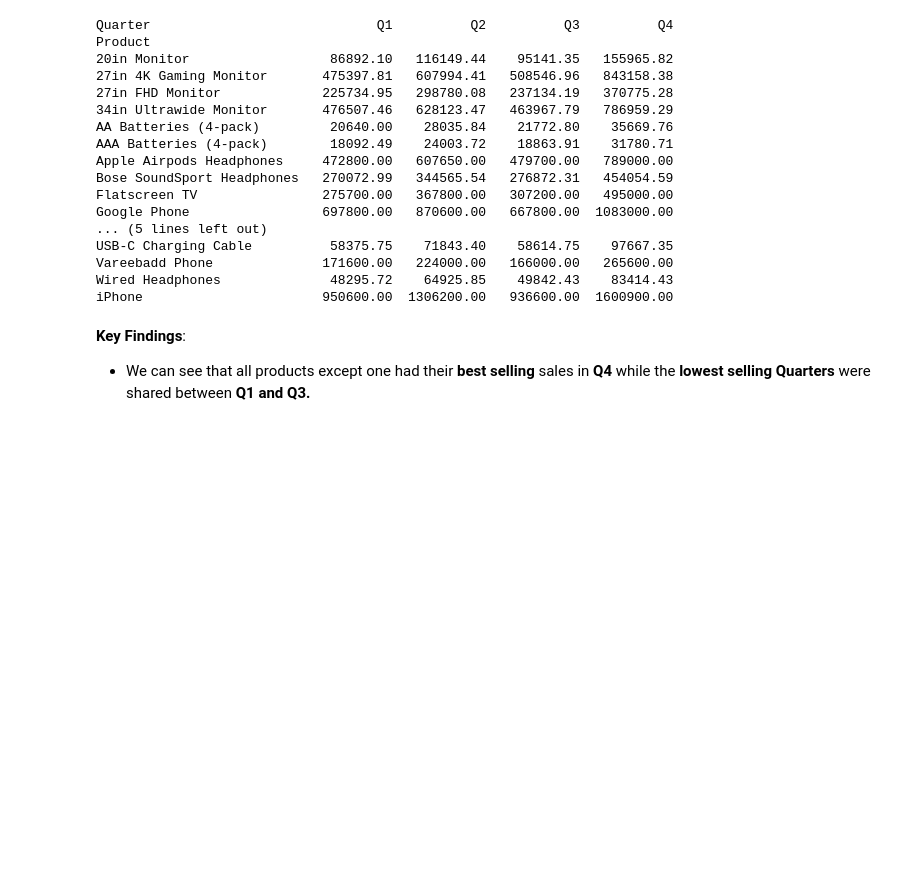
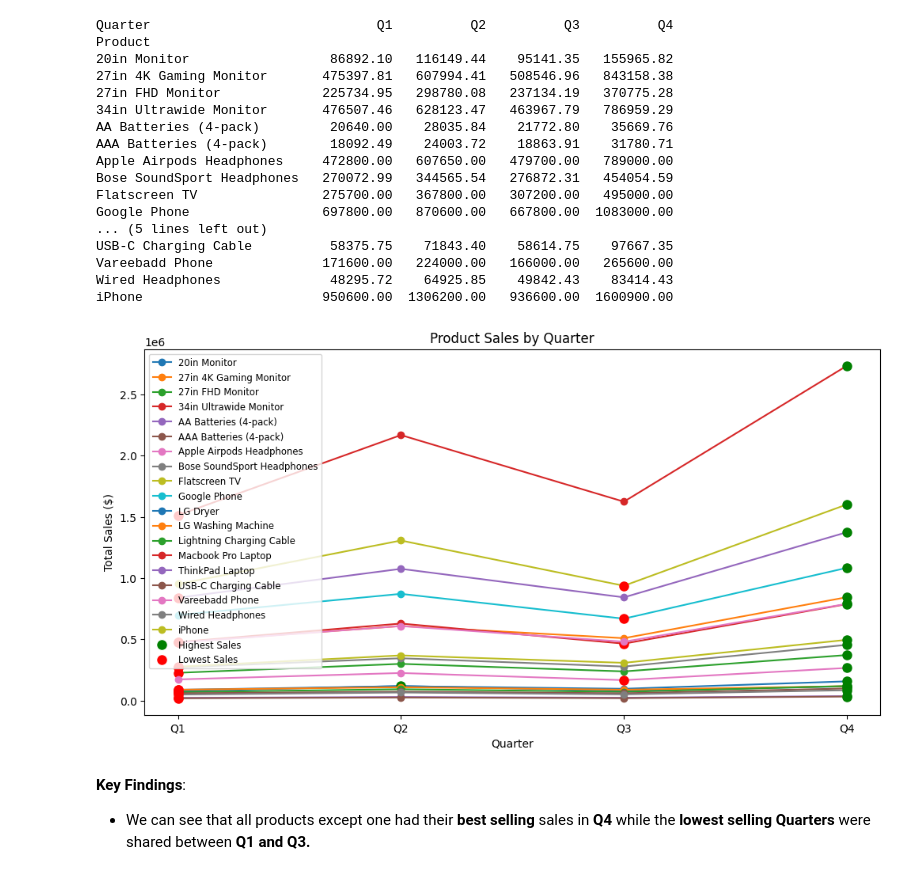
Before and after one commit to Fatha27/Electronic_store_sales_analysis, a Jupyter notebook: electronic_sales.ipynb, the cells around one changed output. Drawn from its saved outputs; the diff is of its cells as text; code cells hidden in the pictures; blank space fills up the shorter version.

Commit message:
Modified the quarterly plot

```diff
--- a/electronic_sales.ipynb
+++ b/electronic_sales.ipynb
@@ -593,6 +600,67 @@ fig.update_layout(
 )
 
 fig.show()
+# %%
+import matplotlib.pyplot as plt
+
+# Assuming `quarterly_sales` is already defined as in your Plotly code
+
+# Initialize the plot
+fig, ax = plt.subplots(figsize=(12, 6))
+
+# Define colors for the max and min markers
+max_marker_color = 'green'
+min_marker_color = 'red'
+
+# Plot the sales data for each product
+for product in quarterly_sales.index:
+
+    # Get sales data for the current product
+    sales_data = quarterly_sales.loc[product]
+
+    # Find the quarter with the highest and lowest sales
+    max_quarter = sales_data.idxmax()
+    min_quarter = sales_data.idxmin()
+
+    # Plot the sales line
+    ax.plot(sales_data.index.astype(str), sales_data.values, marker='o', label=product)
+
+    # Add a marker for the highest sales
+    ax.plot(
+        max_quarter,
+        sales_data[max_quarter],
+        marker='o',
+        markersize=8,
+        color=max_marker_color
+    )
+
+    # Add a marker for the lowest sales
+    ax.plot(
+        min_quarter,
+        sales_data[min_quarter],
+        marker='o',
+        markersize=8,
+        color=min_marker_color
+    )
+
+# Set labels and title
+ax.set_xlabel('Quarter')
+ax.set_ylabel('Total Sales ($)')
+ax.set_title('Product Sales by Quarter')
+
+# Add a legend for max and min markers
+max_patch = plt.Line2D([0], [0], marker='o', color='w', markerfacecolor=max_marker_color, markersize=10, label='Highest Sales')
+min_patch = plt.Line2D([0], [0], marker='o', color='w', markerfacecolor=min_marker_color, markersize=10, label='Lowest Sales')
+
+# Add both product and marker legends
+handles, labels = ax.get_legend_handles_labels()
+handles.extend([max_patch, min_patch])
+ax.legend(handles=handles, loc='upper left', fontsize='small')
+
+# Display the plot
+plt.show()
+# %% [output]
+[figure, added]
 # %% [markdown]
 **Key Findings**:
 
```
Also changed, not shown: parts of 3 cells of this notebook.
